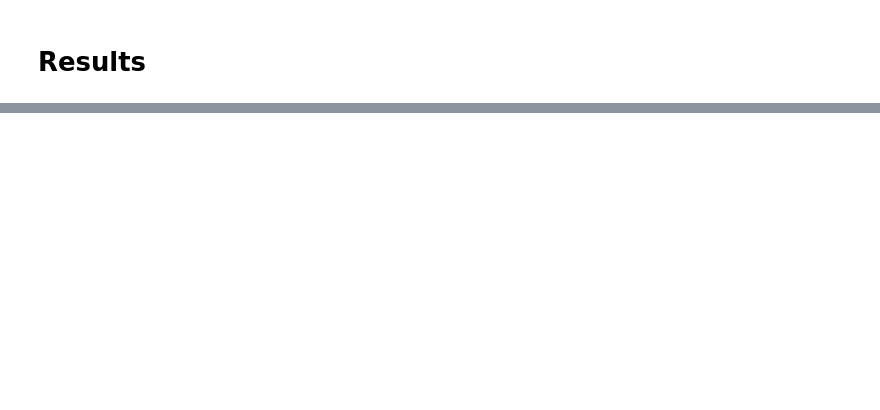
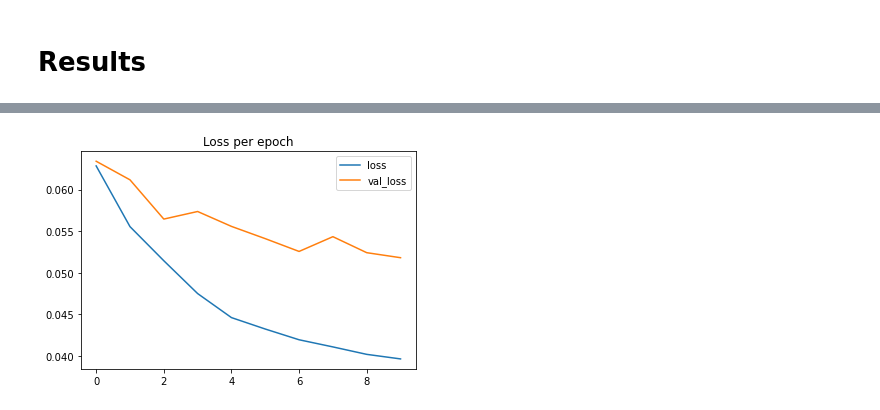
Before and after one commit to dorrabennour/DeepPV, a Jupyter notebook: Unet-Copy1.ipynb, the cells around one changed output, grey strips where cells are left out. Saved outputs shown, nothing was run; the diff lists cells and outputs as text; code cells hidden in the pictures; blank space fills up the shorter version.

```diff
--- a/Unet-Copy1.ipynb
+++ b/Unet-Copy1.ipynb
@@ -213,0 +323,12 @@ model.evaluate(data_generator_test)
+# %%
+import pickle
+pickleFile = open('/home/dbennour/DeepPV/Unet_models/models/history_v2_6_11.pk', 'rb')
+history_model_unet_v2_6_1=pickle.load(pickleFile)
+# %%
+%matplotlib inline
+plt.plot(history_model_unet_v2_6_1['loss'],label='loss')
+plt.plot(history_model_unet_v2_6_1['val_loss'],label='val_loss')
+plt.title('Loss per epoch')
+plt.legend();
+# %% [output]
+[figure, added]
```
Also changed, not shown: parts of 68 cells of this notebook.
